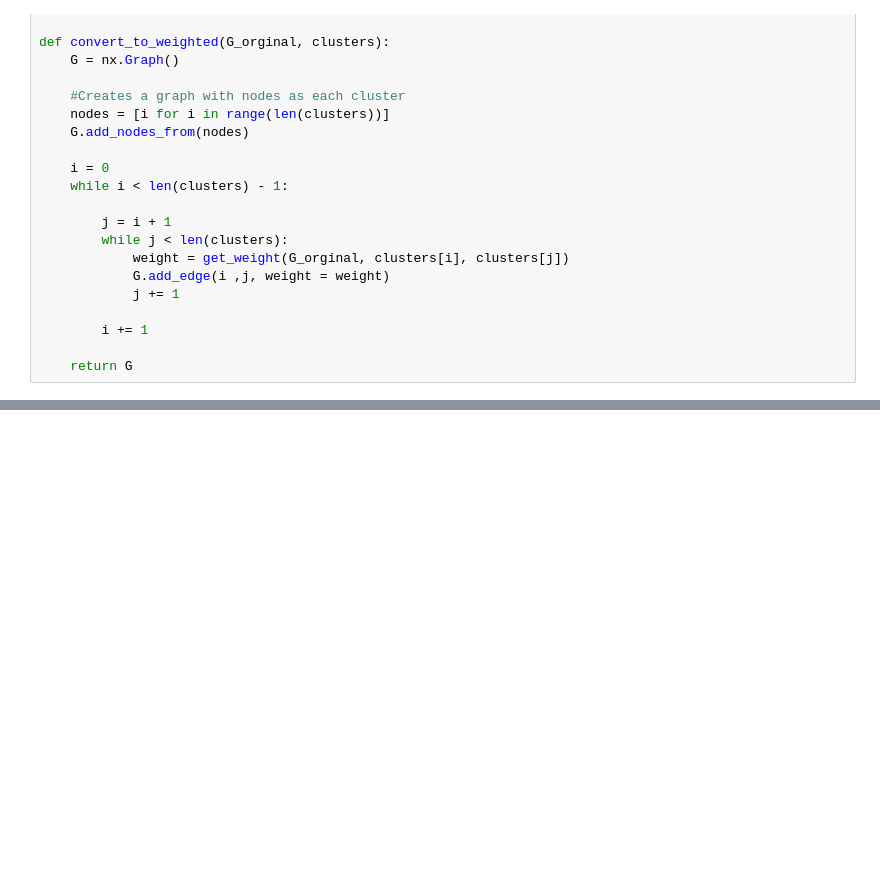
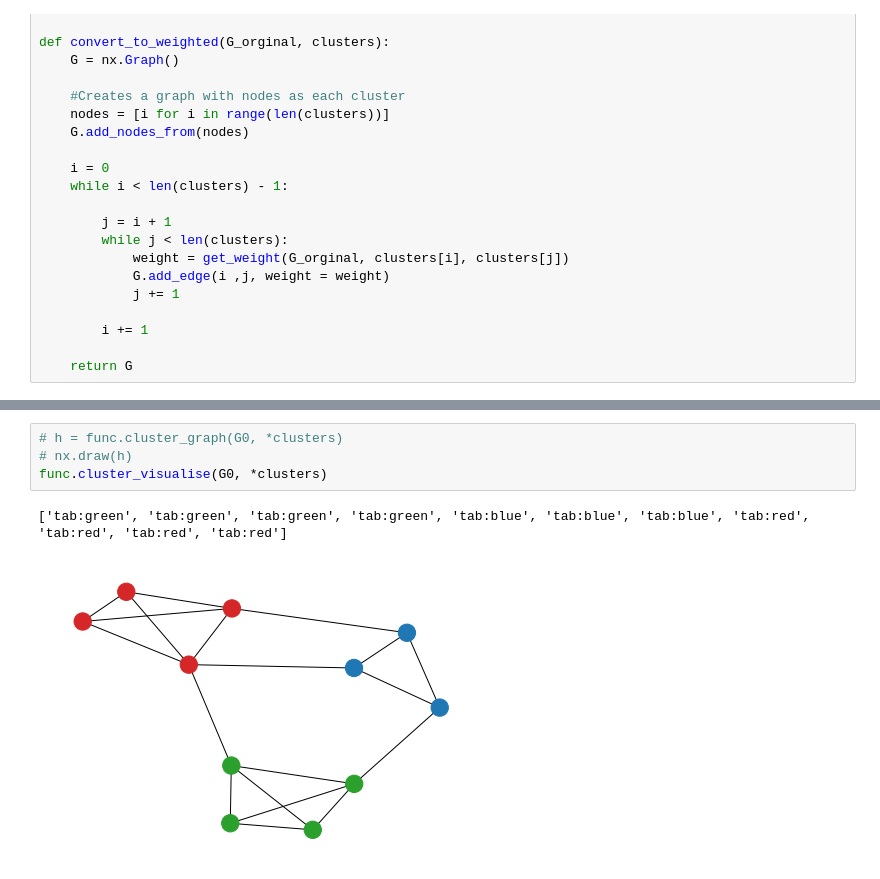
Before and after one commit to eluo2527/MATH_BCMB_3888, a Jupyter notebook: test.ipynb, the cells around one changed output, grey strips where cells are left out. Saved outputs shown, nothing was run; the diff lists cells and outputs as text; blank space fills up the shorter version.

Commit message:
adding visualisation to separate clusters

```diff
--- a/test.ipynb
+++ b/test.ipynb
@@ -118,0 +117,7 @@ print(paths)
+# %%
+# h = func.cluster_graph(G0, *clusters)
+# nx.draw(h)
+func.cluster_visualise(G0, *clusters)
+# %% [output]
+['tab:green', 'tab:green', 'tab:green', 'tab:green', 'tab:blue', 'tab:blue', 'tab:blue', 'tab:red', 'tab:red', 'tab:red', 'tab:red']
+[figure, added]
```
Also changed, not shown: parts of 3 cells of this notebook, 7 other files.
